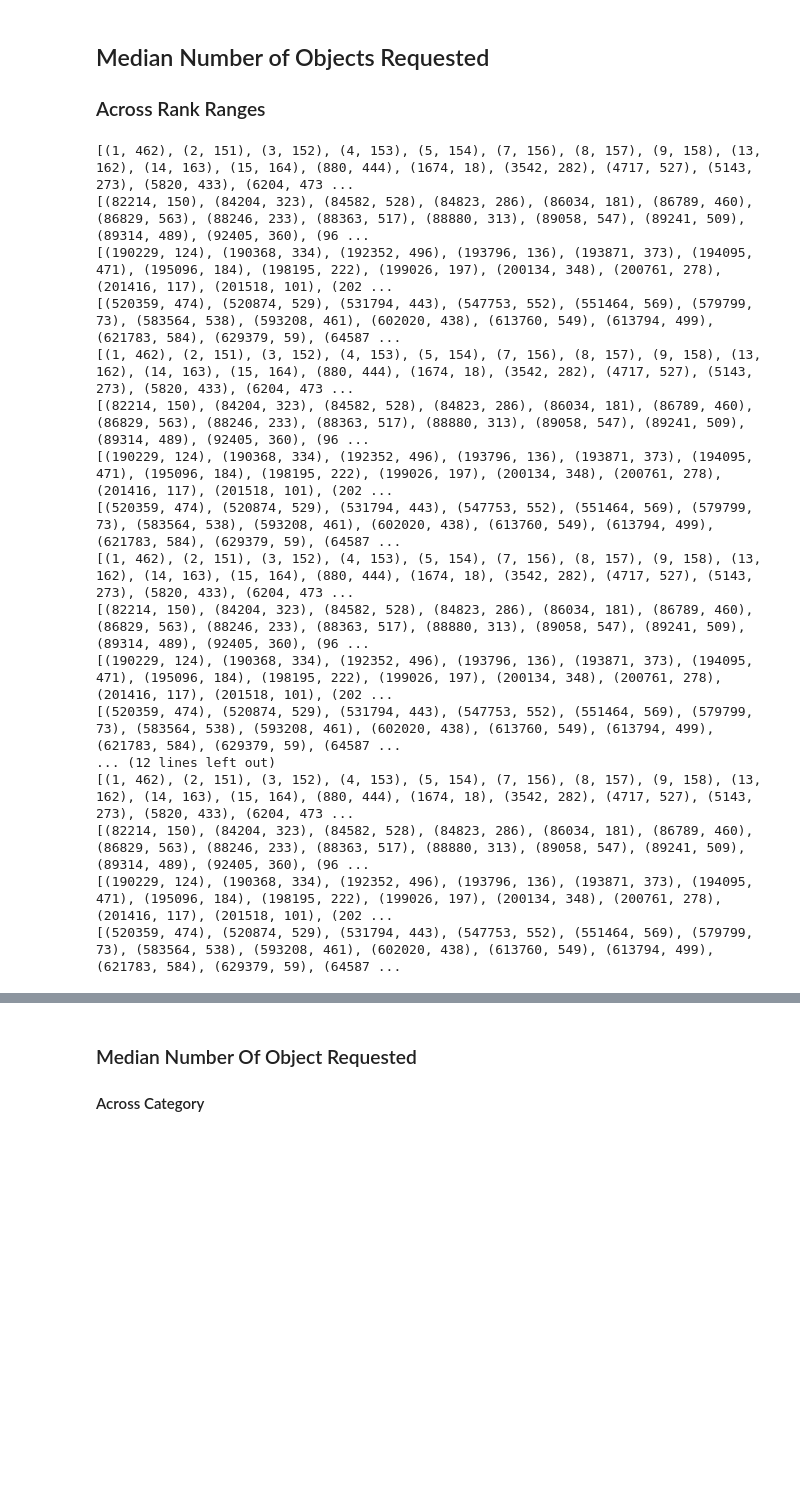
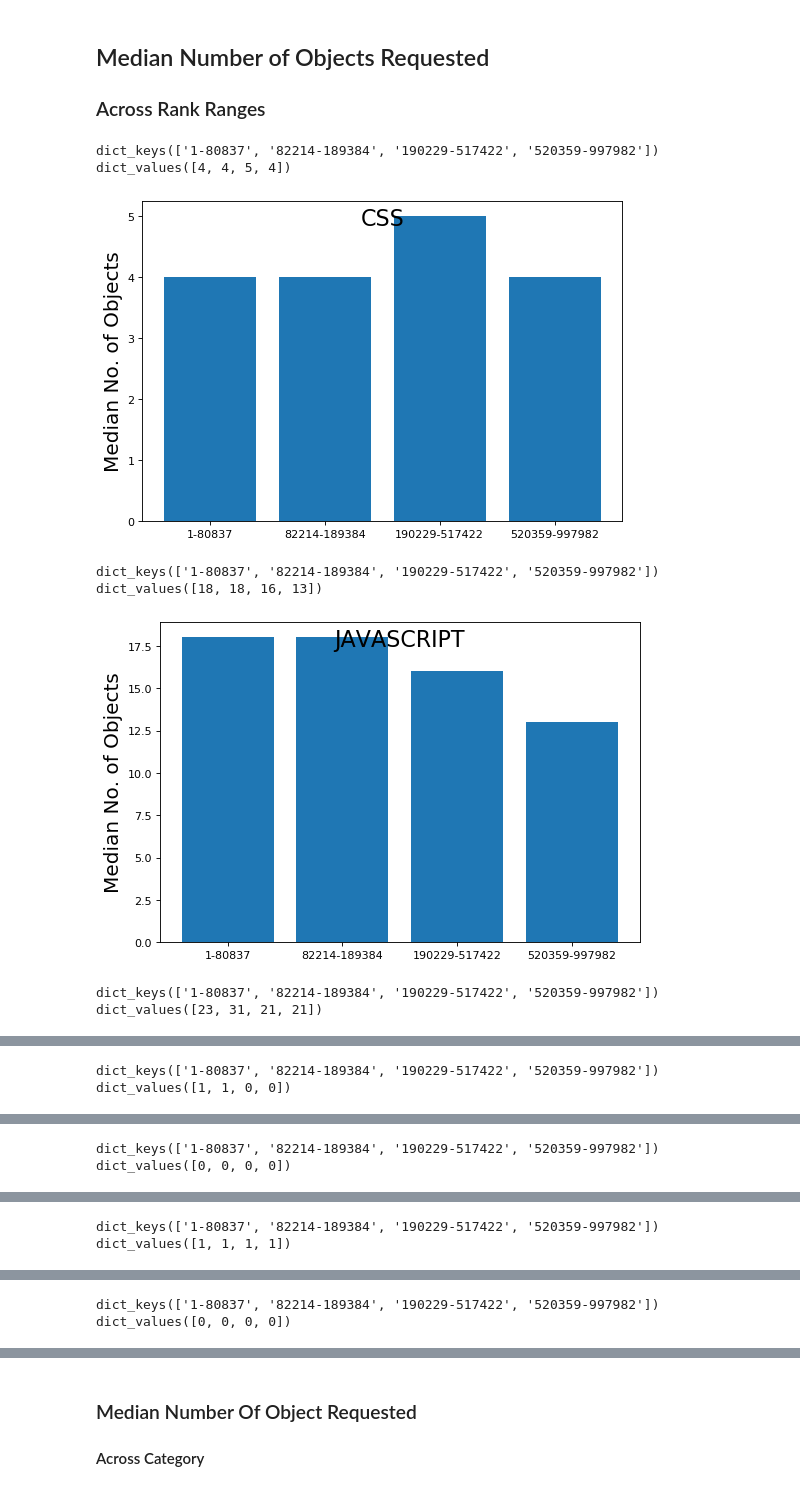
Before and after one commit to nirmalhk7/Web-Complexity-Analysis, a Jupyter notebook: glimpse.ipynb, the cells around one changed output, grey strips where cells are left out. Drawn from its saved outputs; the diff is of its cells as text; code cells hidden in the pictures; blank space fills up the shorter version.

```diff
--- a/glimpse.ipynb
+++ b/glimpse.ipynb
@@ -146,31 +153,44 @@ SyntaxError: invalid syntax (<ipython-input-24-7b11117326cb>, line 19)
 # %% [markdown]
 ## Median Number of Objects Requested
 ### Across Rank Ranges
-# %%
-def getRangeOfBucket(start,end):
-    return min(start,end)+' '+max(start,end)
-def mime_by_rank():
-    mime_category_median_hash={}
-    for mimetype in mime_list.keys():
-        for bucket in buckets:
-            print(bucket)
-
-mime_by_rank()
-# %% [output]
-[(1, 462), (2, 151), (3, 152), (4, 153), (5, 154), (7, 156), (8, 157), (9, 158), (13, 162), (14, 163), (15, 164), (880, 444), (1674, 18), (3542, 282), (4717, 527), (5143, 273), (5820, 433), (6204, 473 ...
-[(82214, 150), (84204, 323), (84582, 528), (84823, 286), (86034, 181), (86789, 460), (86829, 563), (88246, 233), (88363, 517), (88880, 313), (89058, 547), (89241, 509), (89314, 489), (92405, 360), (96 ...
-[(190229, 124), (190368, 334), (192352, 496), (193796, 136), (193871, 373), (194095, 471), (195096, 184), (198195, 222), (199026, 197), (200134, 348), (200761, 278), (201416, 117), (201518, 101), (202 ...
-[(520359, 474), (520874, 529), (531794, 443), (547753, 552), (551464, 569), (579799, 73), (583564, 538), (593208, 461), (602020, 438), (613760, 549), (613794, 499), (621783, 584), (629379, 59), (64587 ...
-[(1, 462), (2, 151), (3, 152), (4, 153), (5, 154), (7, 156), (8, 157), (9, 158), (13, 162), (14, 163), (15, 164), (880, 444), (1674, 18), (3542, 282), (4717, 527), (5143, 273), (5820, 433), (6204, 473 ...
-[(82214, 150), (84204, 323), (84582, 528), (84823, 286), (86034, 181), (86789, 460), (86829, 563), (88246, 233), (88363, 517), (88880, 313), (89058, 547), (89241, 509), (89314, 489), (92405, 360), (96 ...
-[(190229, 124), (190368, 334), (192352, 496), (193796, 136), (193871, 373), (194095, 471), (195096, 184), (198195, 222), (199026, 197), (200134, 348), (200761, 278), (201416, 117), (201518, 101), (202 ...
-[(520359, 474), (520874, 529), (531794, 443), (547753, 552), (551464, 569), (579799, 73), (583564, 538), (593208, 461), (602020, 438), (613760, 549), (613794, 499), (621783, 584), (629379, 59), (64587 ...
-[(1, 462), (2, 151), (3, 152), (4, 153), (5, 154), (7, 156), (8, 157), (9, 158), (13, 162), (14, 163), (15, 164), (880, 444), (1674, 18), (3542, 282), (4717, 527), (5143, 273), (5820, 433), (6204, 473 ...
-[(82214, 150), (84204, 323), (84582, 528), (84823, 286), (86034, 181), (86789, 460), (86829, 563), (88246, 233), (88363, 517), (88880, 313), (89058, 547), (89241, 509), (89314, 489), (92405, 360), (96 ...
-[(190229, 124), (190368, 334), (192352, 496), (193796, 136), (193871, 373), (194095, 471), (195096, 184), (198195, 222), (199026, 197), (200134, 348), (200761, 278), (201416, 117), (201518, 101), (202 ...
-[(520359, 474), (520874, 529), (531794, 443), (547753, 552), (551464, 569), (579799, 73), (583564, 538), (593208, 461), (602020, 438), (613760, 549), (613794, 499), (621783, 584), (629379, 59), (64587 ...
-... (12 lines left out)
-[(1, 462), (2, 151), (3, 152), (4, 153), (5, 154), (7, 156), (8, 157), (9, 158), (13, 162), (14, 163), (15, 164), (880, 444), (1674, 18), (3542, 282), (4717, 527), (5143, 273), (5820, 433), (6204, 473 ...
-[(82214, 150), (84204, 323), (84582, 528), (84823, 286), (86034, 181), (86789, 460), (86829, 563), (88246, 233), (88363, 517), (88880, 313), (89058, 547), (89241, 509), (89314, 489), (92405, 360), (96 ...
-[(190229, 124), (190368, 334), (192352, 496), (193796, 136), (193871, 373), (194095, 471), (195096, 184), (198195, 222), (199026, 197), (200134, 348), (200761, 278), (201416, 117), (201518, 101), (202 ...
-[(520359, 474), (520874, 529), (531794, 443), (547753, 552), (551464, 569), (579799, 73), (583564, 538), (593208, 461), (602020, 438), (613760, 549), (613794, 499), (621783, 584), (629379, 59), (64587 ...
+# %%
+def getRangeOfBucket(b):
+    start=b[0][0]
+    end=b[len(b)-1][0]
+    return str(min(start,end))+'-'+str(max(start,end))
+def mime_by_rank():
+    mime_category_median_hash={}
+    for mimetype in mime_list.keys():
+        mime_category_median_hash[mimetype]={}
+        for bucket in buckets:
+#             print(getRangeOfBucket(bucket))
+            reqcount=[]
+            for i,b_det in bucket:
+                c=0
+                site=websites[b_det]
+                for details in site['reqdetails']:
+                   c+=int(mimetype==details['mimeType'])
+                reqcount.append(c)
+            mime_category_median_hash[mimetype][getRangeOfBucket(bucket)]=int(np.median(np.array(reqcount)))
+    return mime_category_median_hash
+
+m=mime_by_rank()
+# print(m)
+for mime in m.keys():
+    fig = plt.figure(figsize=(6, 4), dpi=80, facecolor='w', edgecolor='k')
+    ax = fig.add_axes([0,0,1,1])
+    fig.suptitle(mime.upper(), fontsize=20)
+    fig_x = m[mime].keys()
+    fig_y = m[mime].values()
+
+    print(fig_x,fig_y)
+    plt.ylabel('Median No. of Objects', fontsize=18)
+    ax.bar(fig_x,fig_y)
+
+    plt.show()
+# %% [output]
+dict_keys(['1-80837', '82214-189384', '190229-517422', '520359-997982']) dict_values([4, 4, 5, 4])
+[figure, added]
+dict_keys(['1-80837', '82214-189384', '190229-517422', '520359-997982']) dict_values([18, 18, 16, 13])
+[figure, added]
+dict_keys(['1-80837', '82214-189384', '190229-517422', '520359-997982']) dict_values([23, 31, 21, 21])
@@ -176,0 +198 @@ mime_by_rank()
+dict_keys(['1-80837', '82214-189384', '190229-517422', '520359-997982']) dict_values([1, 1, 0, 0])
@@ -176,0 +200 @@ mime_by_rank()
+dict_keys(['1-80837', '82214-189384', '190229-517422', '520359-997982']) dict_values([0, 0, 0, 0])
@@ -176,0 +202 @@ mime_by_rank()
+dict_keys(['1-80837', '82214-189384', '190229-517422', '520359-997982']) dict_values([1, 1, 1, 1])
@@ -176,0 +204 @@ mime_by_rank()
+dict_keys(['1-80837', '82214-189384', '190229-517422', '520359-997982']) dict_values([0, 0, 0, 0])
```
Also changed, not shown: parts of 12 cells of this notebook, 2 other files.
